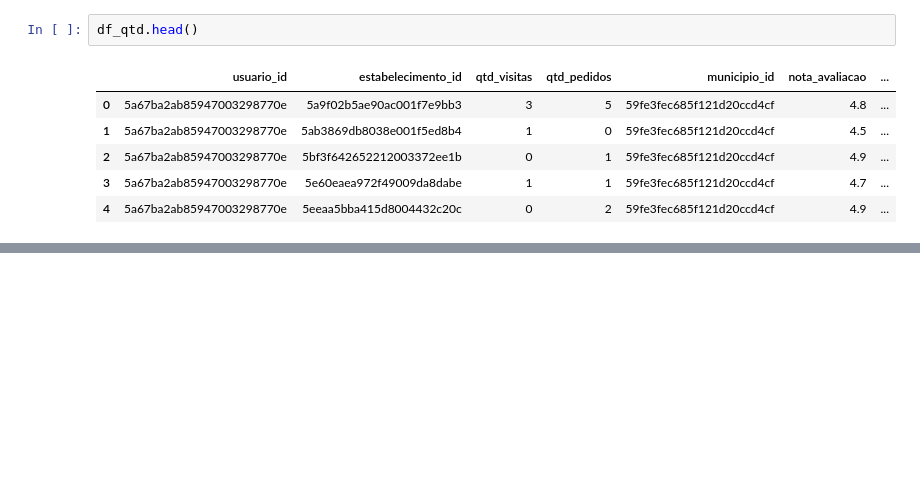
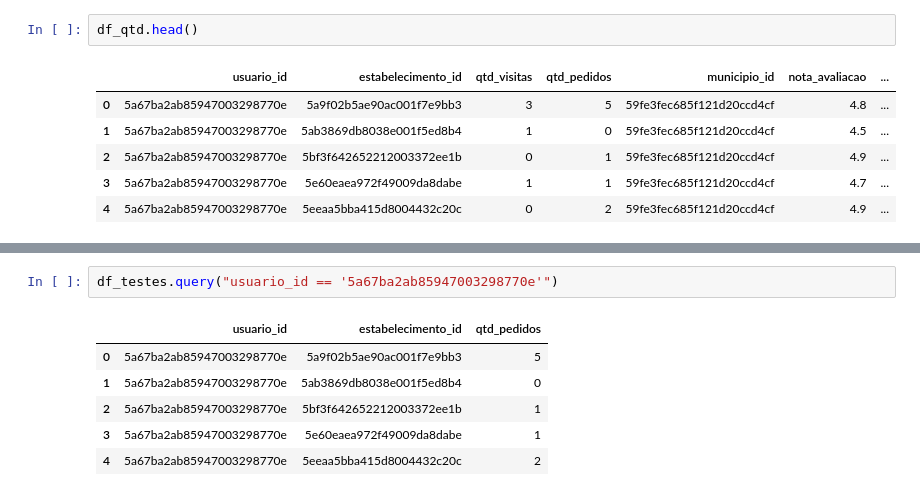
Before and after one commit to higorms/ML_QueroDelivery, a Jupyter notebook: dados.ipynb, the cells around one changed output, grey strips where cells are left out. Drawn from its saved outputs; the diff is of its cells as text; blank space fills up the shorter version.

```diff
--- a/dados.ipynb
+++ b/dados.ipynb
@@ -159,0 +177,9 @@ len(df_qtd['usuario_id'].unique())
+# %%
+df_testes.query("usuario_id == '5a67ba2ab85947003298770e'")
+# %% [output]
+|  | usuario_id | estabelecimento_id | qtd_pedidos |
+| 0 | 5a67ba2ab85947003298770e | 5a9f02b5ae90ac001f7e9bb3 | 5 |
+| 1 | 5a67ba2ab85947003298770e | 5ab3869db8038e001f5ed8b4 | 0 |
+| 2 | 5a67ba2ab85947003298770e | 5bf3f642652212003372ee1b | 1 |
+| 3 | 5a67ba2ab85947003298770e | 5e60eaea972f49009da8dabe | 1 |
+| 4 | 5a67ba2ab85947003298770e | 5eeaa5bba415d8004432c20c | 2 |
```
Also changed, not shown: parts of 2 cells of this notebook, 6 other files.
